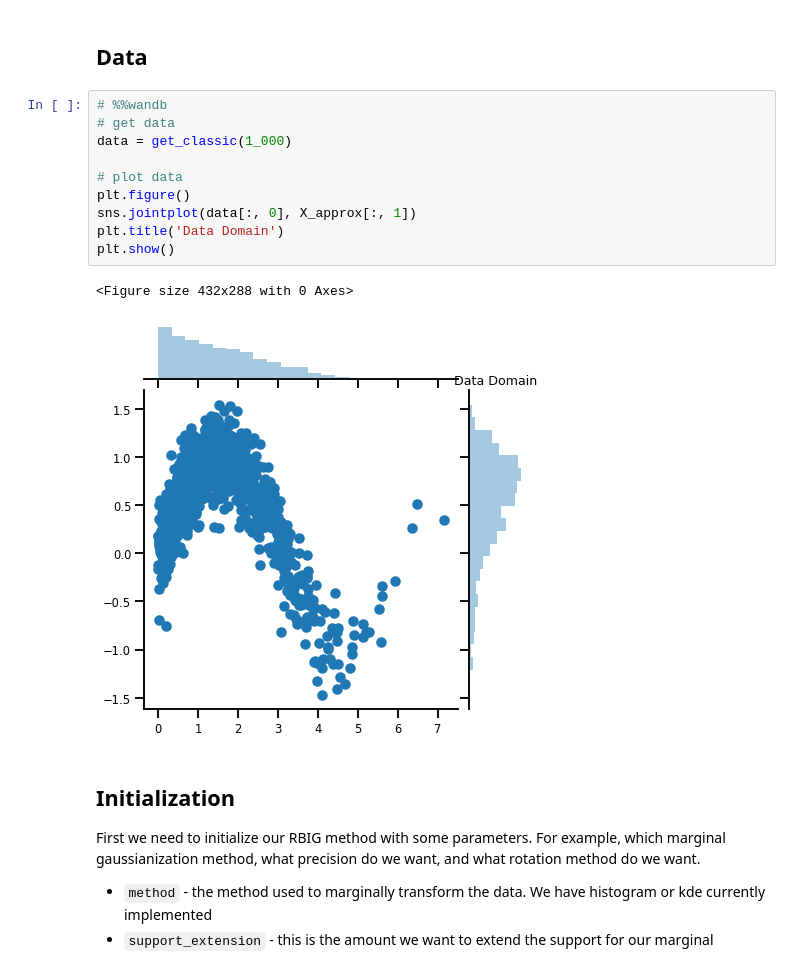
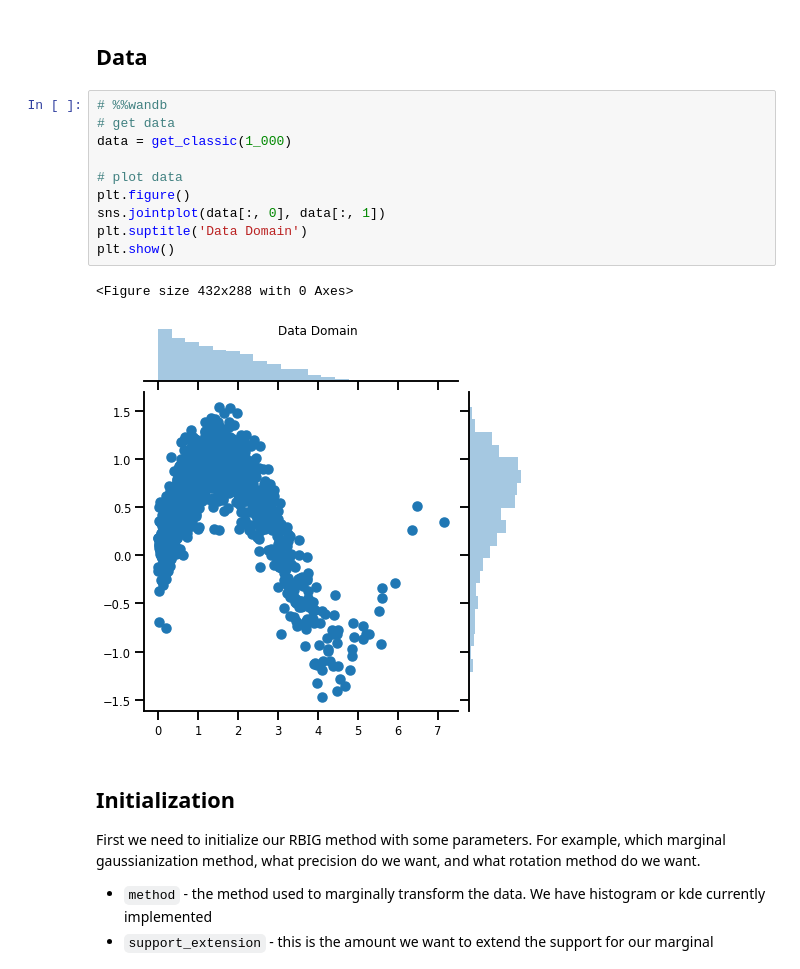
Before and after one commit to IPL-UV/rbig_jax, a Jupyter notebook: notebooks/1.2_marginal_gaussinization.ipynb, the cells around one changed output. Saved outputs shown, nothing was run; the diff lists cells and outputs as text.

```diff
--- a/notebooks/1.2_marginal_gaussinization.ipynb
+++ b/notebooks/1.2_marginal_gaussinization.ipynb
@@ -72,16 +72,16 @@ wandb:  $ pip install wandb --upgrade
 # %%
 # %%wandb
 # get data
 data = get_classic(1_000)
 
 # plot data
 plt.figure()
-sns.jointplot(data[:, 0], X_approx[:, 1])
-plt.title('Data Domain')
+sns.jointplot(data[:, 0], data[:, 1])
+plt.suptitle('Data Domain')
 plt.show()
 # %% [output]
 <Figure size 432x288 with 0 Axes>
-[figure, old version]
+[figure, new version]
 # %% [markdown]
 ## Initialization
 
```
Also changed, not shown: parts of 11 cells of this notebook, 6 other files.
